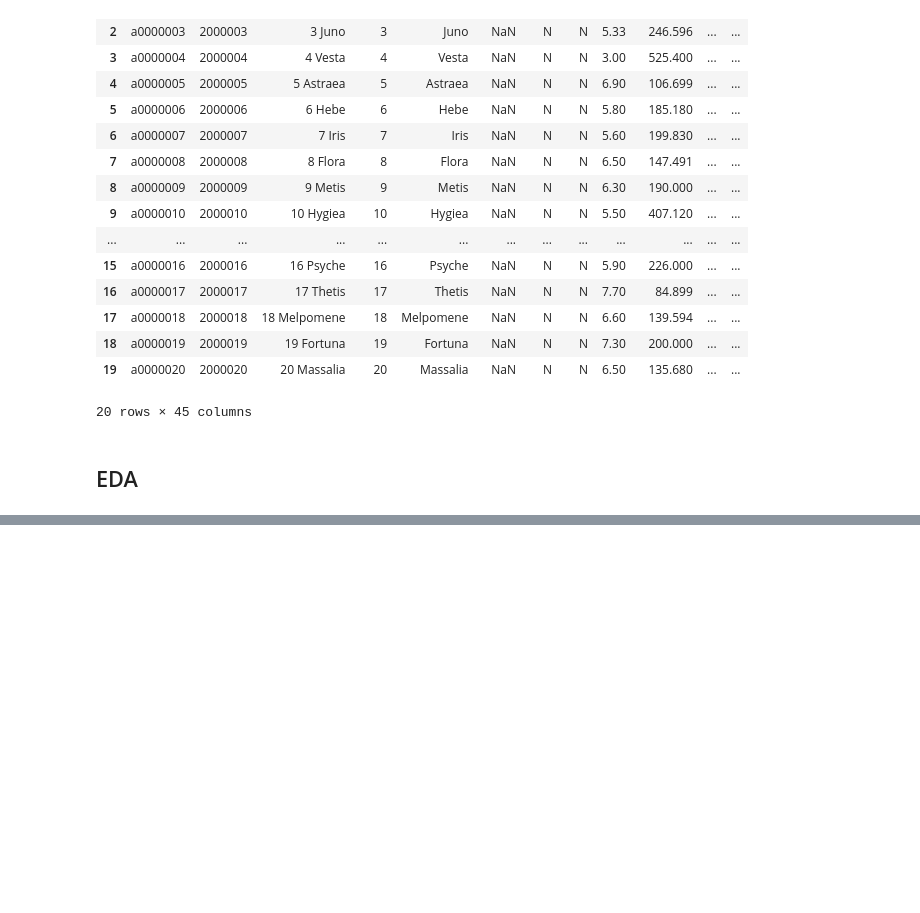
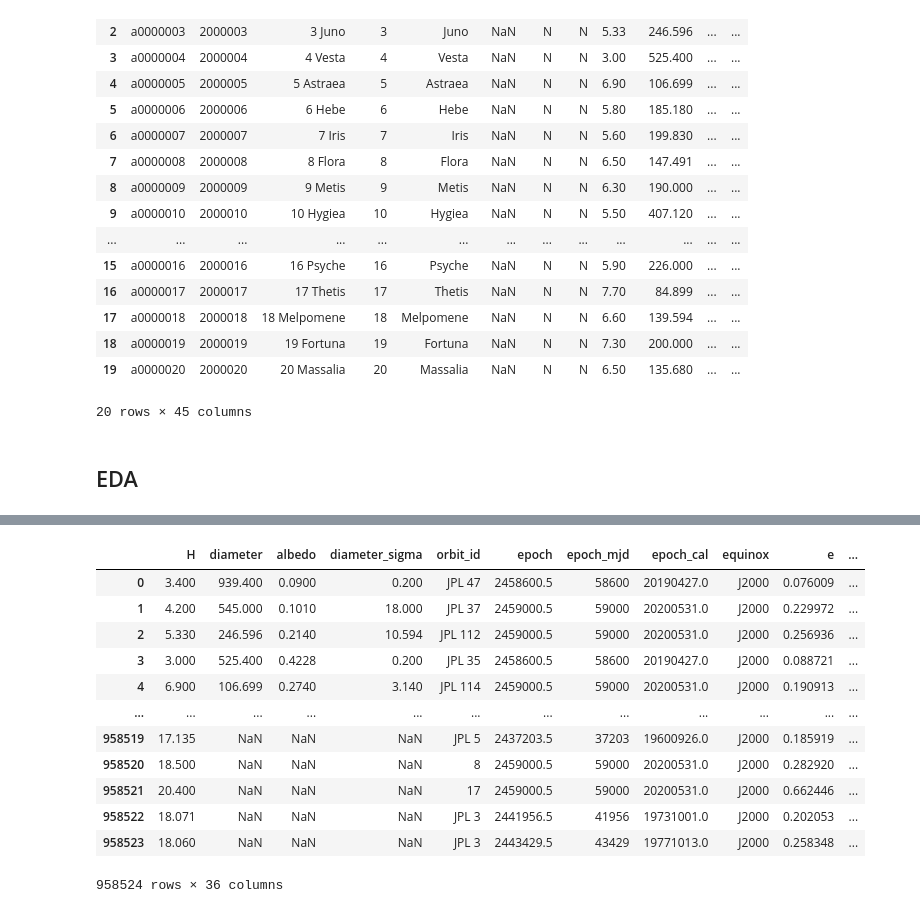
Before and after one commit to Rini43/Asteroid_Diameter_Prediction, a Jupyter notebook: Exit_exam.ipynb, the cells around one changed output, grey strips where cells are left out. Saved outputs shown, nothing was run; the diff lists cells and outputs as text; code cells hidden in the pictures; blank space fills up the shorter version.

```diff
--- a/Exit_exam.ipynb
+++ b/Exit_exam.ipynb
@@ -19,8 +22,8 @@ warnings.filterwarnings('ignore')
 # Load the dataset from the cloned GitHub repository
 
 filepath = '/content/drive/MyDrive/Data/dataset.csv'
-df_credit = pd.read_csv(filepath)
-df_credit.head(20)
+df_asteroid = pd.read_csv(filepath)
+df_asteroid.head(20)
 # %% [output]
 |  | id | spkid | full_name | pdes | name | prefix | neo | pha | H | diameter | ... | ... |
 | 0 | a0000001 | 2000001 | 1 Ceres | 1 | Ceres | NaN | N | N | 3.40 | 939.400 | ... | ... |
@@ -44,0 +186,26 @@ df_credit.head(20)
+# %%
+# Features: orbital and physical properties
+# Target: diameter
+
+# Exclude identifier columns and the target variable
+exclude_cols = ['id', 'spkid', 'full_name', 'pdes', 'name', 'prefix',
+                     'class', 'neo', 'pha']
+# exclude categorical and identifiers
+# %%
+# Drop excluded columns from dataframe
+
+df_asteroid.drop(exclude_cols, axis=1)
+# %% [output]
+|  | H | diameter | albedo | diameter_sigma | orbit_id | epoch | epoch_mjd | epoch_cal | equinox | e | ... |
+| 0 | 3.400 | 939.400 | 0.0900 | 0.200 | JPL 47 | 2458600.5 | 58600 | 20190427.0 | J2000 | 0.076009 | ... |
+| 1 | 4.200 | 545.000 | 0.1010 | 18.000 | JPL 37 | 2459000.5 | 59000 | 20200531.0 | J2000 | 0.229972 | ... |
+| 2 | 5.330 | 246.596 | 0.2140 | 10.594 | JPL 112 | 2459000.5 | 59000 | 20200531.0 | J2000 | 0.256936 | ... |
+| 3 | 3.000 | 525.400 | 0.4228 | 0.200 | JPL 35 | 2458600.5 | 58600 | 20190427.0 | J2000 | 0.088721 | ... |
+| 4 | 6.900 | 106.699 | 0.2740 | 3.140 | JPL 114 | 2459000.5 | 59000 | 20200531.0 | J2000 | 0.190913 | ... |
+| ... | ... | ... | ... | ... | ... | ... | ... | ... | ... | ... | ... |
+| 958519 | 17.135 | NaN | NaN | NaN | JPL 5 | 2437203.5 | 37203 | 19600926.0 | J2000 | 0.185919 | ... |
+| 958520 | 18.500 | NaN | NaN | NaN | 8 | 2459000.5 | 59000 | 20200531.0 | J2000 | 0.282920 | ... |
+| 958521 | 20.400 | NaN | NaN | NaN | 17 | 2459000.5 | 59000 | 20200531.0 | J2000 | 0.662446 | ... |
+| 958522 | 18.071 | NaN | NaN | NaN | JPL 3 | 2441956.5 | 41956 | 19731001.0 | J2000 | 0.202053 | ... |
+| 958523 | 18.060 | NaN | NaN | NaN | JPL 3 | 2443429.5 | 43429 | 19771013.0 | J2000 | 0.258348 | ... |
+958524 rows × 36 columns
```
Also changed, not shown: parts of 14 cells of this notebook.
